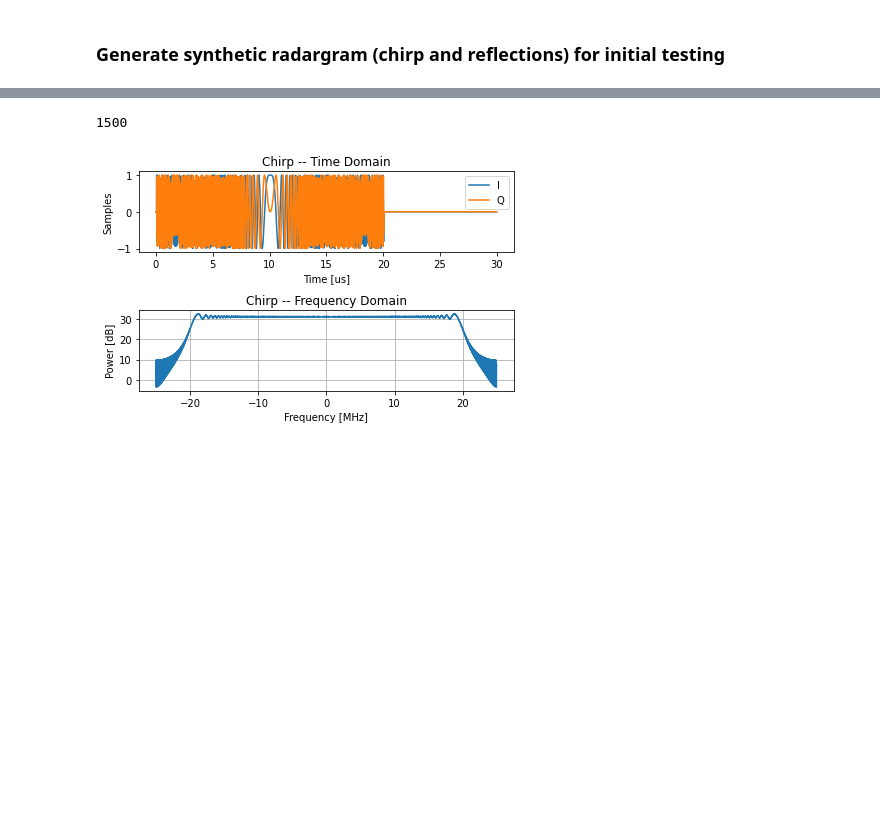
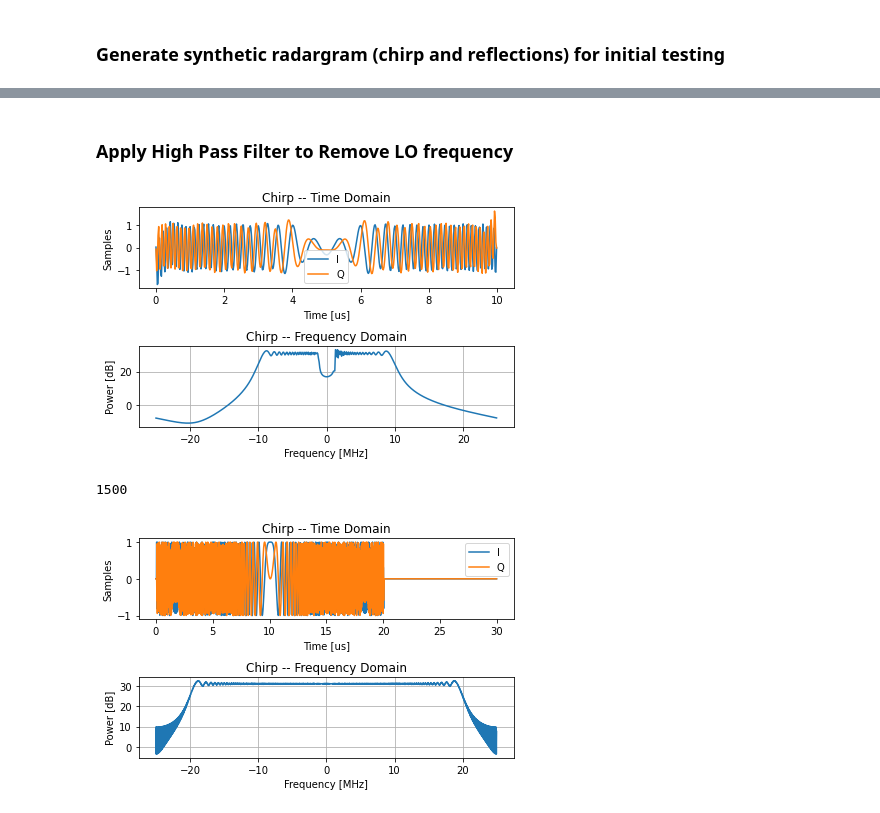
Before and after one commit to radioglaciology/uhd_radar, a Jupyter notebook: postprocessing/test_scripts/Test Processing Methods.ipynb, the cells around one changed output, grey strips where cells are left out. Saved outputs shown, nothing was run; the diff lists cells and outputs as text; code cells hidden in the pictures; blank space fills up the shorter version.

```diff
--- a/postprocessing/test_scripts/Test Processing Methods.ipynb
+++ b/postprocessing/test_scripts/Test Processing Methods.ipynb
@@ -64,3 +64,17 @@ plot_chirp(chirp, ts, fs)
+# %% [markdown]
+### Apply High Pass Filter to Remove LO frequency
+# %%
+cutoff_freq = 1e6
+sos = sp.butter(N=100, Wn=cutoff_freq, btype='highpass', fs=synthetic_config['GENERATE']['sample_rate'], output='sos')
+
+filtered_data_real = sp.sosfiltfilt(sos, np.real(chirp))
+filtered_data_imag = sp.sosfiltfilt(sos, np.imag(chirp))
+
+filtered_chirp = filtered_data_real + 1j * filtered_data_imag
+
+plot_chirp(filtered_chirp, ts, fs)
+# %% [output]
+[figure, added]
 # %%
 # delay chirp by 3 samples to represent surface reflection
 surface_delay = 3 # samples
```
Also changed, not shown: parts of 1 cell of this notebook, 8 other files.
